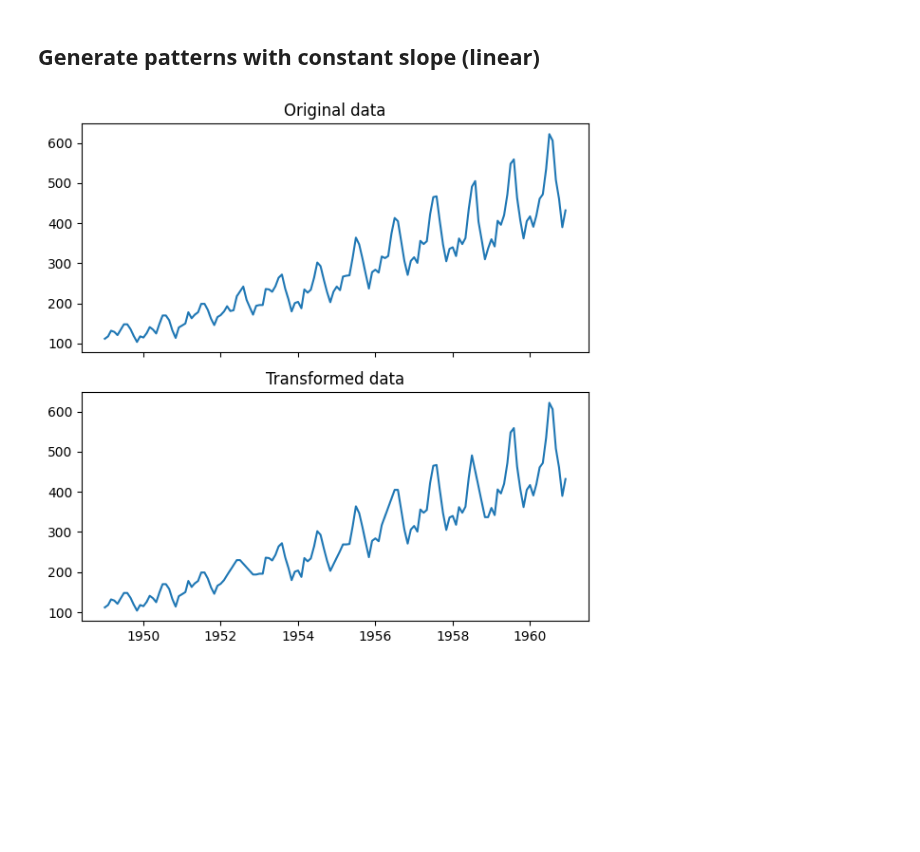
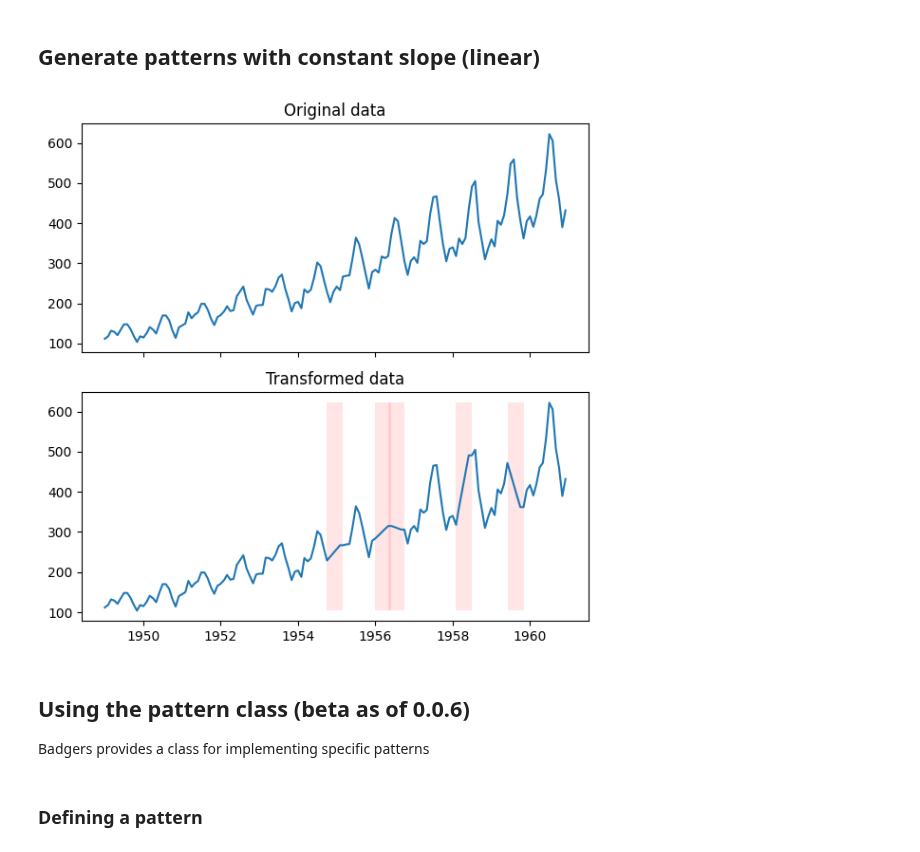
Before and after one commit to Fraunhofer-IESE/badgers, a Jupyter notebook: docs/tutorials/Patterns-Time-Series.ipynb, the cells around one changed output. Drawn from its saved outputs; the diff is of its cells as text; code cells hidden in the pictures; blank space fills up the shorter version.

Commit message:
drafting pattern class + fixing some minor tutorial things
Signed-off-by: Julien Siebert <julien.siebert@iese.fraunhofer.de>

```diff
--- a/docs/tutorials/Patterns-Time-Series.ipynb
+++ b/docs/tutorials/Patterns-Time-Series.ipynb
@@ -8,3 +10,7 @@ import matplotlib.patches as patches
+# %%
+from numpy.random import default_rng
+seed = 0
+rng = default_rng(seed)
 # %% [markdown]
 ## Import data (using sktime)
 # %%
@@ -20,7 +26,7 @@ plt.plot(t, X.values)
 # %% [markdown]
 ## Randomly generate patterns (subsequences) with constant values
 # %%
-generator = RandomConstantPatterns(n_patterns=5, patterns_width=5, constant_value=0)
+generator = RandomConstantPatterns(n_patterns=5, patterns_width=5, constant_value=0, random_generator=rng)
 # %%
 Xt, _ = generator.generate(X.copy().values.reshape(-1, 1), None)
 # %%
@@ -29,21 +35,43 @@ axes[0].plot(t, X.values)
 axes[0].set_title('Original data')
 axes[1].plot(t, Xt)
 axes[1].set_title('Transformed data')
+# show where the patterns are located
+bottom = np.min(Xt)
+height = np.max(Xt) - np.min(Xt)
+for start, end in generator.patterns_indices_:
+    width = t[end]-t[start]
+    left = t[start]
+    rect = plt.Rectangle((left, bottom), width, height,
+                         facecolor="red", alpha=0.1)
+    axes[1].add_patch(rect)
 plt.tight_layout();
 # %% [output]
 [figure]
 # %% [markdown]
 ## Generate patterns with constant slope (linear)
 # %%
-generator = RandomLinearPatterns(n_patterns=5, patterns_width=5)
+generator = RandomLinearPatterns(n_patterns=5, patterns_width=5, random_generator=rng)
 # %%
 Xt, _ = generator.generate(X.copy().values.reshape(-1, 1), None)
 # %%
 fig, axes = plt.subplots(2, sharex=True, sharey=True, figsize=(6,6))
 axes[0].plot(t, X.values)
 axes[0].set_title('Original data')
 axes[1].plot(t, Xt)
 axes[1].set_title('Transformed data')
+# show where the patterns are located
+bottom = np.min(Xt)
+height = np.max(Xt) - np.min(Xt)
+for start, end in generator.patterns_indices_:
+    width = t[end]-t[start]
+    left = t[start]
+    rect = plt.Rectangle((left, bottom), width, height,
+                         facecolor="red", alpha=0.1)
+    axes[1].add_patch(rect)
 plt.tight_layout();
 # %% [output]
-[figure, old version]
+[figure, new version]
+# %% [markdown]
+## Using the pattern class (beta as of 0.0.6)
+
+Badgers provides a class for implementing specific patterns
@@ -49,0 +80,2 @@ plt.tight_layout();
+# %% [markdown]
+### Defining a pattern
```
Also changed, not shown: parts of 14 cells of this notebook, 21 other files.
